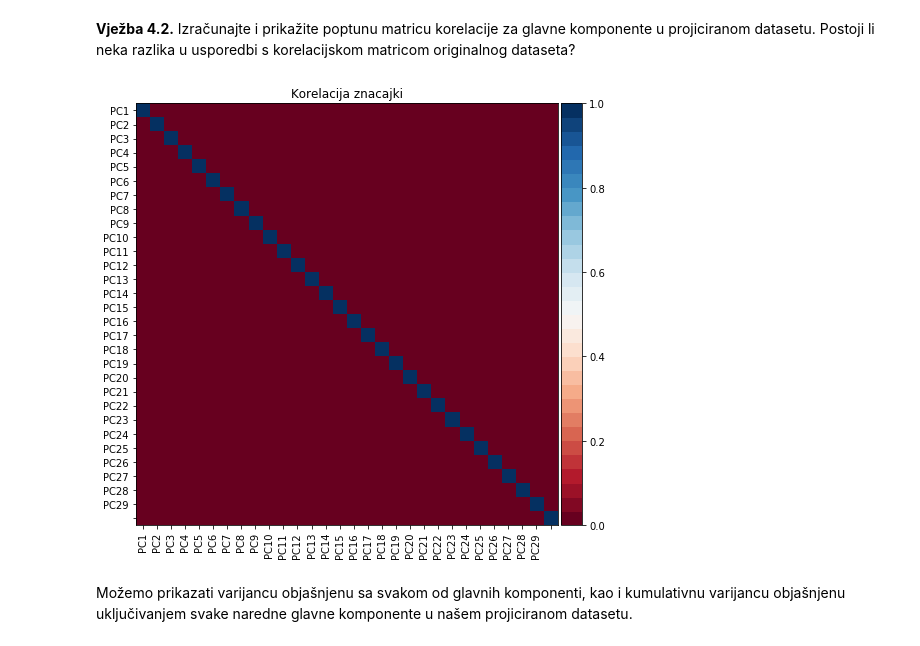
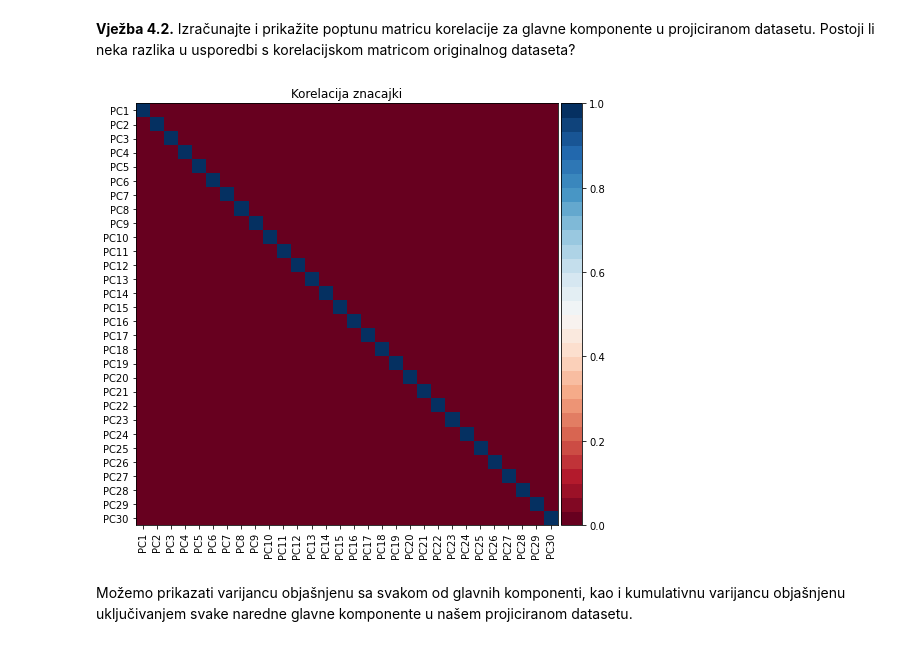
Before and after one commit to pmf-strojnoucenje/Vjezbe, a Jupyter notebook: Notebooks/PMF_SU_2020_Vjezbe4_00_Smanjivanje_dimenzionalnosti.ipynb, the cells around one changed output. Drawn from its saved outputs; the diff is of its cells as text; code cells hidden in the pictures.

```diff
--- a/Notebooks/PMF_SU_2020_Vjezbe4_00_Smanjivanje_dimenzionalnosti.ipynb
+++ b/Notebooks/PMF_SU_2020_Vjezbe4_00_Smanjivanje_dimenzionalnosti.ipynb
@@ -162,25 +162,25 @@ breast_cancer_pca.head()
 # %%
 from matplotlib import cm as cm
 from mpl_toolkits.axes_grid1 import make_axes_locatable
 
 X_corr = breast_cancer_pca.corr()
 cmap = cm.get_cmap('RdBu', 30)
 
 fig, ax = plt.subplots(1, 1, figsize=(8, 8))
 iax = ax.imshow(X_corr, interpolation="nearest", cmap=cmap)
 plt.grid(False)
 ax.set(title='Korelacija znacajki')
 ax.set_xticks(range(X_corr.shape[1]))
-ax.set_xticklabels(breast_cancer_pca.columns.values[:-1], rotation=90)
+ax.set_xticklabels(breast_cancer_pca.columns.values, rotation=90)
 ax.set_yticks(range(X_corr.shape[1]))
-ax.set_yticklabels(breast_cancer_pca.columns.values[:-1])
+ax.set_yticklabels(breast_cancer_pca.columns.values)
 divider = make_axes_locatable(ax)
 cax = divider.append_axes("right", size="5%", pad=0.05)
 cbar = plt.colorbar(iax,cax)
 
 plt.show();
 # %% [output]
-[figure, old version]
+[figure, new version]
 # %% [markdown]
 Možemo prikazati varijancu objašnjenu sa svakom od glavnih komponenti, kao i kumulativnu varijancu objašnjenu uključivanjem svake naredne glavne komponente u našem projiciranom datasetu.
 # %%
```
Also changed, not shown: parts of 7 cells of this notebook, 3 other files.
